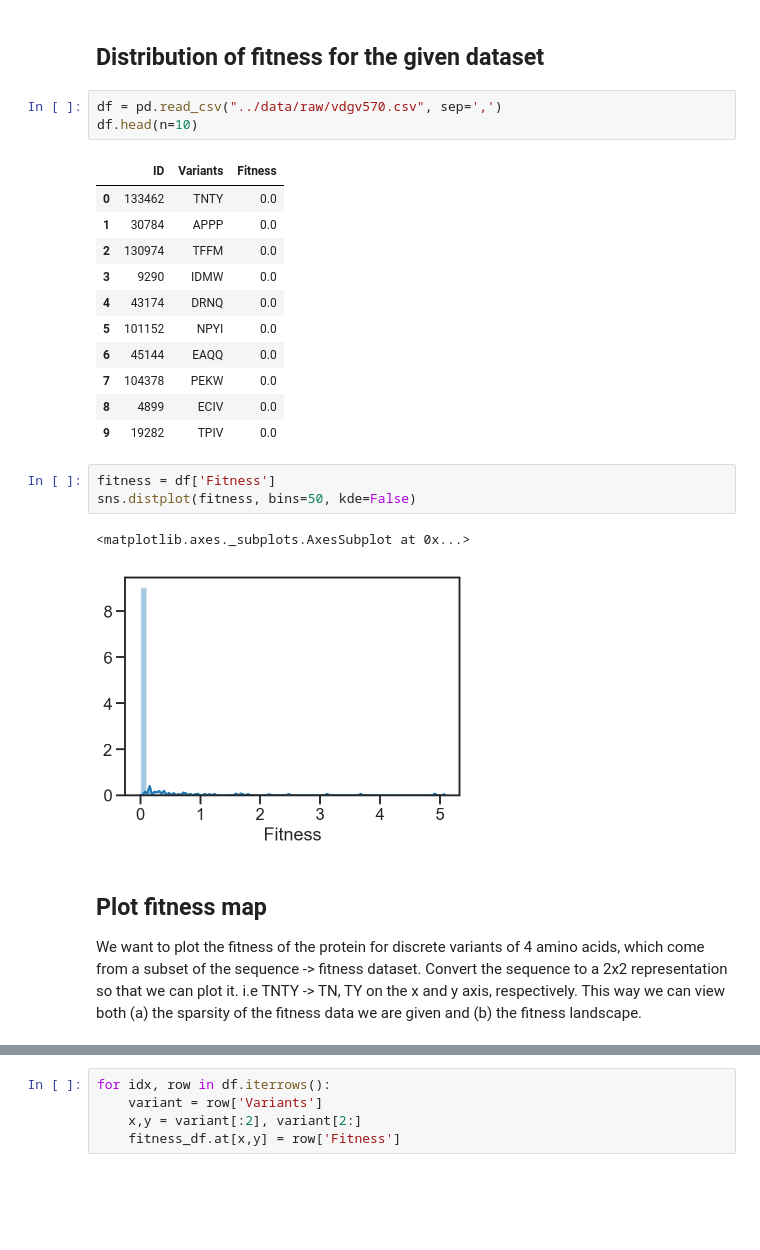
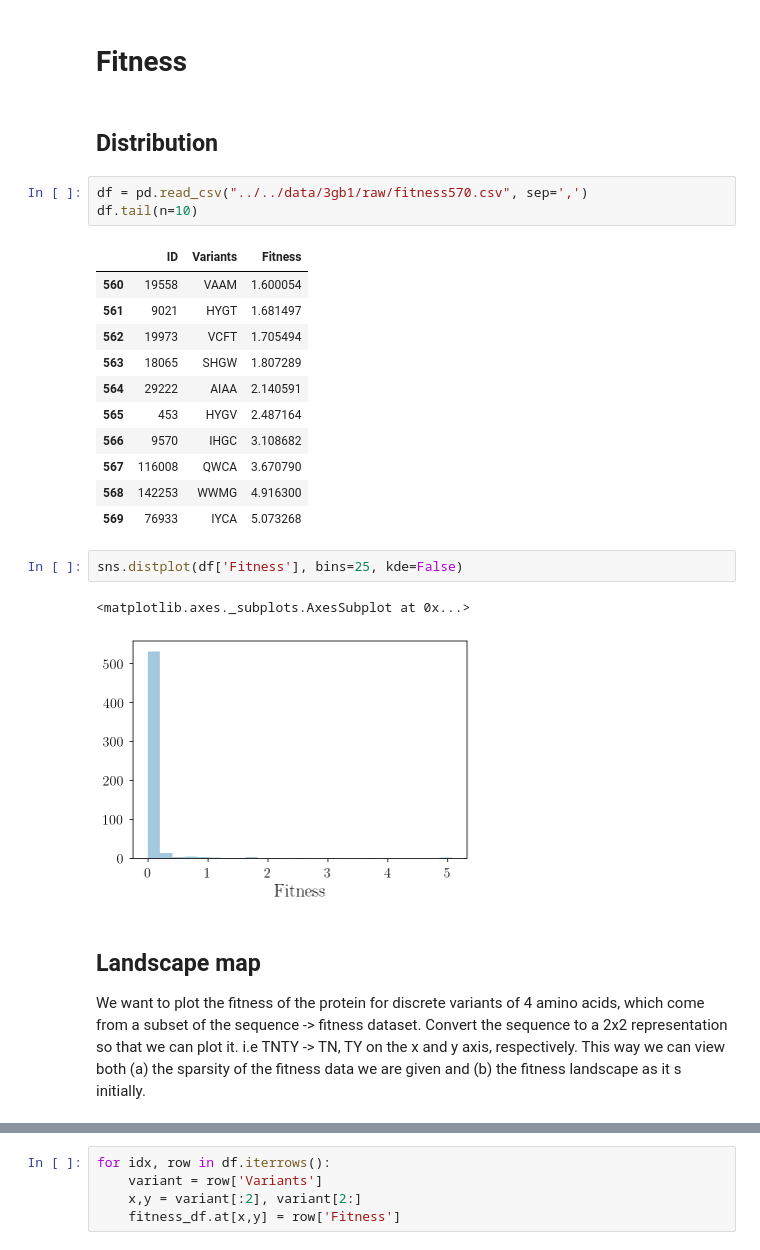
Before and after one commit to ayushkarnawat/profit, a Jupyter notebook: examples/gb1/dataset_exploration.ipynb, the cells around one changed output, grey strips where cells are left out. Cells and saved outputs as stored; diff of their text form; blank space fills up the shorter version.

Commit message:
Update initial exploration

```diff
--- a/examples/gb1/dataset_exploration.ipynb
+++ b/examples/gb1/dataset_exploration.ipynb
@@ -246,26 +121,27 @@ Text(0.5, 120.61758015667347, 'Atom')
-# %% [markdown]
-## Distribution of fitness for the given dataset
+# %% [markdown]
+# Fitness
+# %% [markdown]
+## Distribution
 # %%
-df = pd.read_csv("../data/raw/vdgv570.csv", sep=',')
-df.head(n=10)
+df = pd.read_csv("../../data/3gb1/raw/fitness570.csv", sep=',')
+df.tail(n=10)
 # %% [output]
 |  | ID | Variants | Fitness |
-| 0 | 133462 | TNTY | 0.0 |
-| 1 | 30784 | APPP | 0.0 |
-| 2 | 130974 | TFFM | 0.0 |
-| 3 | 9290 | IDMW | 0.0 |
-| 4 | 43174 | DRNQ | 0.0 |
-| 5 | 101152 | NPYI | 0.0 |
-| 6 | 45144 | EAQQ | 0.0 |
-| 7 | 104378 | PEKW | 0.0 |
-| 8 | 4899 | ECIV | 0.0 |
-| 9 | 19282 | TPIV | 0.0 |
+| 560 | 19558 | VAAM | 1.600054 |
+| 561 | 9021 | HYGT | 1.681497 |
+| 562 | 19973 | VCFT | 1.705494 |
+| 563 | 18065 | SHGW | 1.807289 |
+| 564 | 29222 | AIAA | 2.140591 |
+| 565 | 453 | HYGV | 2.487164 |
+| 566 | 9570 | IHGC | 3.108682 |
+| 567 | 116008 | QWCA | 3.670790 |
+| 568 | 142253 | WWMG | 4.916300 |
+| 569 | 76933 | IYCA | 5.073268 |
 # %%
-fitness = df['Fitness']
-sns.distplot(fitness, bins=50, kde=False)
+sns.distplot(df['Fitness'], bins=25, kde=False)
 # %% [output]
 <matplotlib.axes._subplots.AxesSubplot at 0x...>
-[figure, old version]
+[figure, new version]
 # %% [markdown]
-## Plot fitness map
-We want to plot the fitness of the protein for discrete variants of 4 amino acids, which come from a subset of the sequence -> fitness dataset. Convert the sequence to a 2x2 representation so that we can plot it. i.e TNTY -> TN, TY on the x and y axis, respectively. This way we can view both (a) the sparsity of the fitness data we are given and (b) the fitness landscape.
+## Landscape map
+We want to plot the fitness of the protein for discrete variants of 4 amino acids, which come from a subset of the sequence -> fitness dataset. Convert the sequence to a 2x2 representation so that we can plot it. i.e TNTY -> TN, TY on the x and y axis, respectively. This way we can view both (a) the sparsity of the fitness data we are given and (b) the fitness landscape as it s initially.
```
Also changed, not shown: parts of 24 cells of this notebook.
